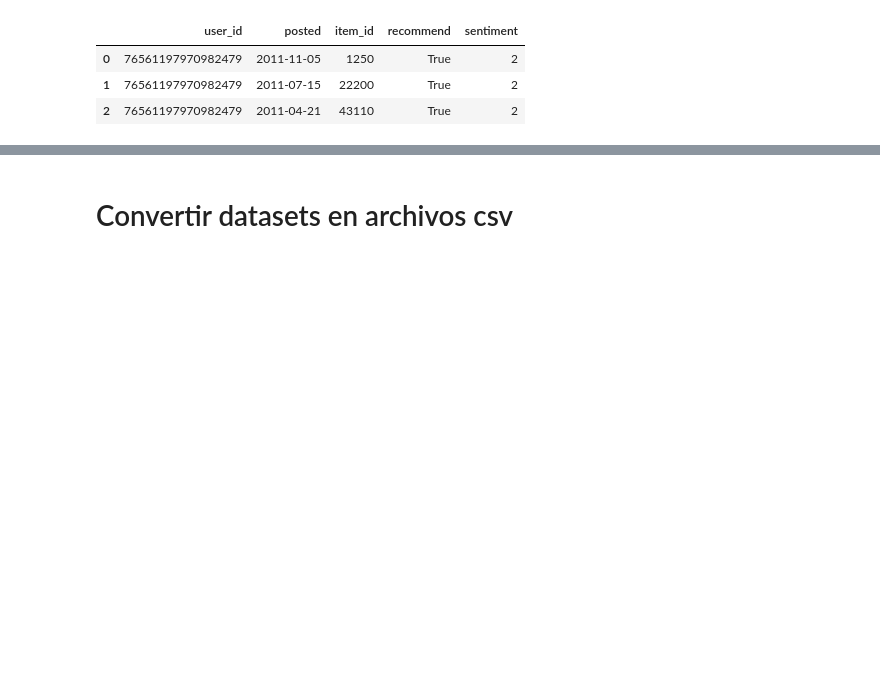
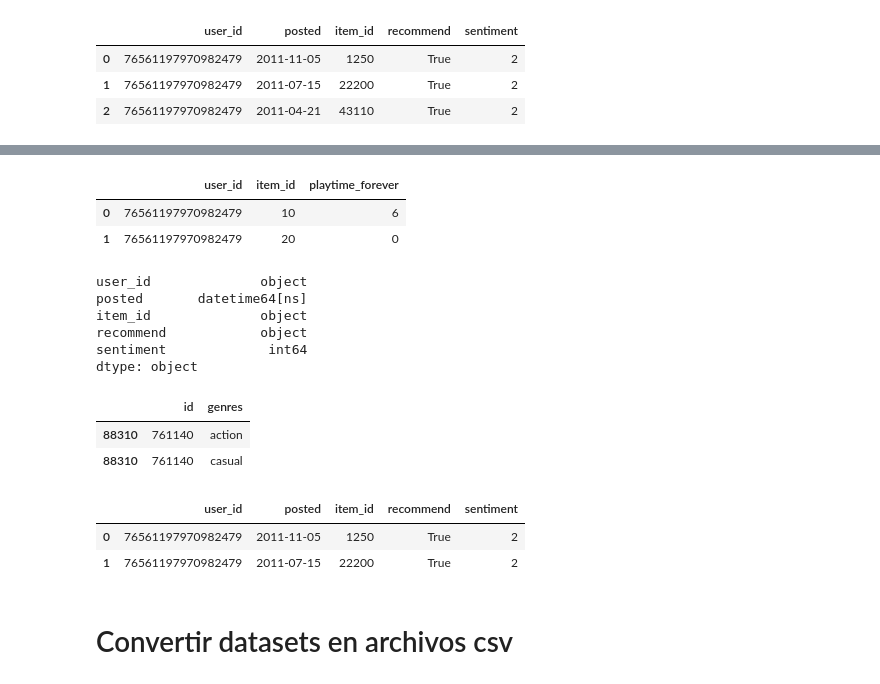
Before and after one commit to vay0/PI01-Individual-MLOPS, a Jupyter notebook: Respuesta lab1.ipynb, the cells around one changed output, grey strips where cells are left out. Saved outputs shown, nothing was run; the diff lists cells and outputs as text; code cells hidden in the pictures; blank space fills up the shorter version.

```diff
--- a/Respuesta lab1.ipynb
+++ b/Respuesta lab1.ipynb
@@ -492,3 +525,46 @@ df_reviews.head(3)
+# %%
+df_items = convertir_columnas_a_minusculas(df_items)
+df_items.head(2)
+# %% [output]
+|  | user_id | item_id | playtime_forever |
+| 0 | 76561197970982479 | 10 | 6 |
+| 1 | 76561197970982479 | 20 | 0 |
+# %%
+df_reviews.dtypes
+# %% [output]
+user_id              object
+posted       datetime64[ns]
+item_id              object
+recommend            object
+sentiment             int64
+dtype: object
+# %%
+df_generos = convertir_columnas_a_minusculas(df_generos)
+df_generos.head(2)
+# %% [output]
+|  | id | genres |
+| 88310 | 761140 | action |
+| 88310 | 761140 | casual |
+# %%
+def convertir_columnas_a_minusculas(dataframe):
+    # Copia el DataFrame original para evitar modificarlo directamente
+    df = dataframe.copy()
+
+    # Obtiene una lista de las columnas de tipo 'object'
+    columnas_object = df.select_dtypes(include=['object']).columns
+
+    # Itera a través de las columnas y convierte los valores a minúsculas
+    for columna in columnas_object:
+        df[columna] = df[columna].apply(lambda x: x.lower() if isinstance(x, str) else x)
+
+    return df
+# %%
+df_reviews = convertir_columnas_a_minusculas(df_reviews)
+df_reviews.head(2)
+# %% [output]
+|  | user_id | posted | item_id | recommend | sentiment |
+| 0 | 76561197970982479 | 2011-11-05 | 1250 | True | 2 |
+| 1 | 76561197970982479 | 2011-07-15 | 22200 | True | 2 |
 # %% [markdown]
 # Convertir datasets en archivos csv
 # %%
```
Also changed, not shown: parts of 27 cells of this notebook, 4 other files.
